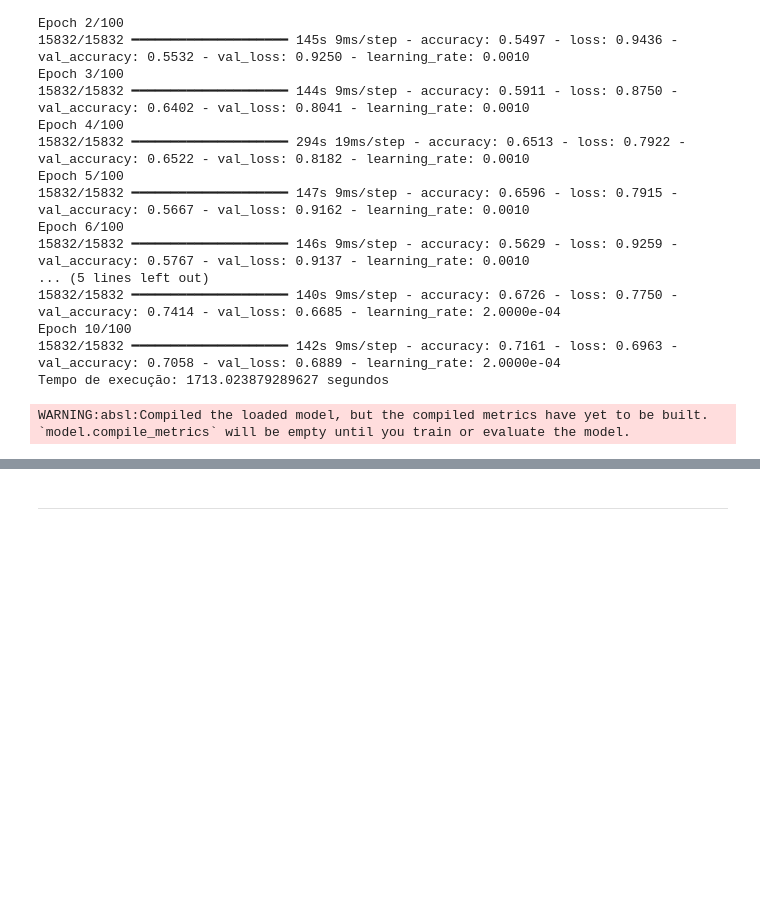
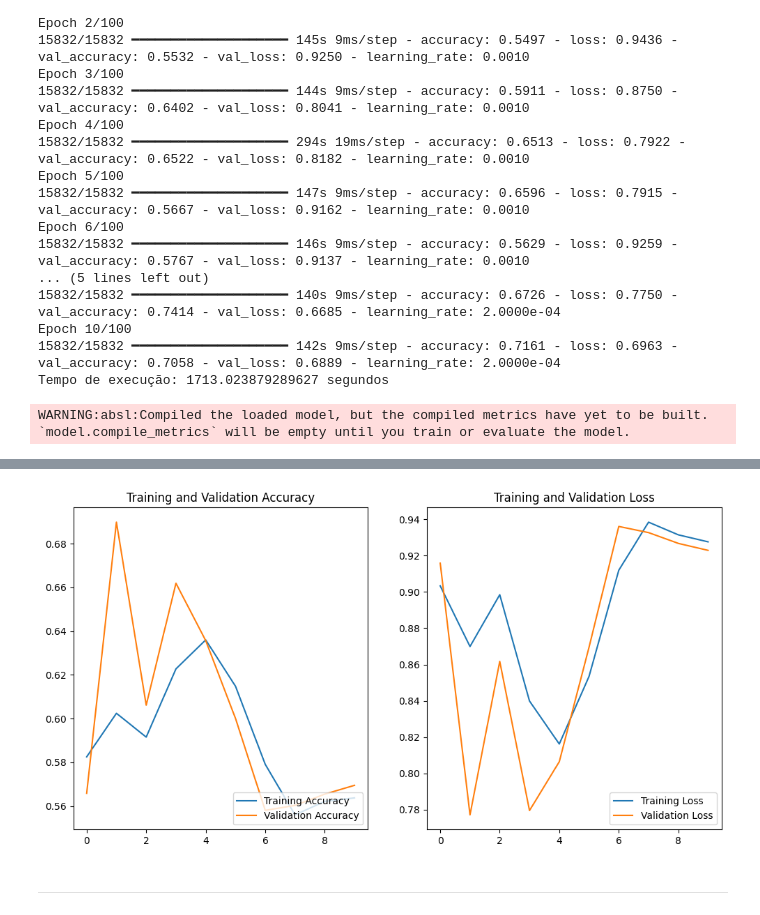
Before and after one commit to marina-moreira/mei-approf, a Jupyter notebook: RNN/notebooks/03_modelDevelopmentTradicionalRNN.ipynb, the cells around one changed output, grey strips where cells are left out. Cells and saved outputs as stored; diff of their text form; code cells hidden in the pictures; blank space fills up the shorter version.

```diff
--- a/RNN/notebooks/03_modelDevelopmentTradicionalRNN.ipynb
+++ b/RNN/notebooks/03_modelDevelopmentTradicionalRNN.ipynb
@@ -578,31 +588,33 @@ model_1 = load_model(model_path)
 WARNING:absl:Compiled the loaded model, but the compiled metrics have yet to be built. `model.compile_metrics` will be empty until you train or evaluate the model.
 # %%
 # Evaluate the model2
-#import matplotlib.pyplot as plt
+import matplotlib.pyplot as plt
 
-#loss, accuracy = model_1.evaluate(X_test, y_test)
-#print(f'Test loss: {loss}, Test accuracy: {accuracy}')
+loss, accuracy = model_1.evaluate(X_test, y_test)
+print(f'Test loss: {loss}, Test accuracy: {accuracy}')
 
 
-#acc = history_4.history["accuracy"]
-#val_acc = history_4.history["val_accuracy"]
+acc = history_4["accuracy"]
+val_acc = history_4["val_accuracy"]
 
-#loss = history_4.history["loss"]
-#val_loss = history_4.history["val_loss"]
+loss = history_4["loss"]
+val_loss = history_4["val_loss"]
 
 
-#EPOCHS=10
-#plt.figure(figsize=(12,6))
-#plt.subplot(1,2,1)
-#plt.plot(range(EPOCHS),acc, label="Training Accuracy")
-#plt.plot(range(EPOCHS),val_acc, label="Validation Accuracy")
-#plt.legend(loc="lower right")
-#plt.title("Training and Validation Accuracy")
+EPOCHS = len(acc)
 
-#plt.figure(figsize=(6,6))
-#plt.subplot(1,2,2)
-#plt.plot(range(EPOCHS),loss, label="Training Loss")
-#plt.plot(range(EPOCHS),val_loss, label="Validation Loss")
-#plt.legend(loc="lower right")
-#plt.title("Training and Validation Loss")
-#plt.show()
+plt.figure(figsize=(12,6))
+
+plt.subplot(1,2,1)
+plt.plot(range(EPOCHS),acc, label="Training Accuracy")
+plt.plot(range(EPOCHS),val_acc, label="Validation Accuracy")
+plt.legend(loc="lower right")
+plt.title("Training and Validation Accuracy")
+
+plt.subplot(1,2,2)
+plt.plot(range(EPOCHS),loss, label="Training Loss")
+plt.plot(range(EPOCHS),val_loss, label="Validation Loss")
+plt.legend(loc="lower right")
+plt.title("Training and Validation Loss")
+plt.show()
+# %% [output]
@@ -609,3 +623,4 @@ WARNING:absl:Compiled the loaded model, but the compiled metrics have yet to be
+[figure, added]
 # %% [markdown]
 ---
 # %%
```
Also changed, not shown: parts of 46 cells of this notebook, 5 other files.
